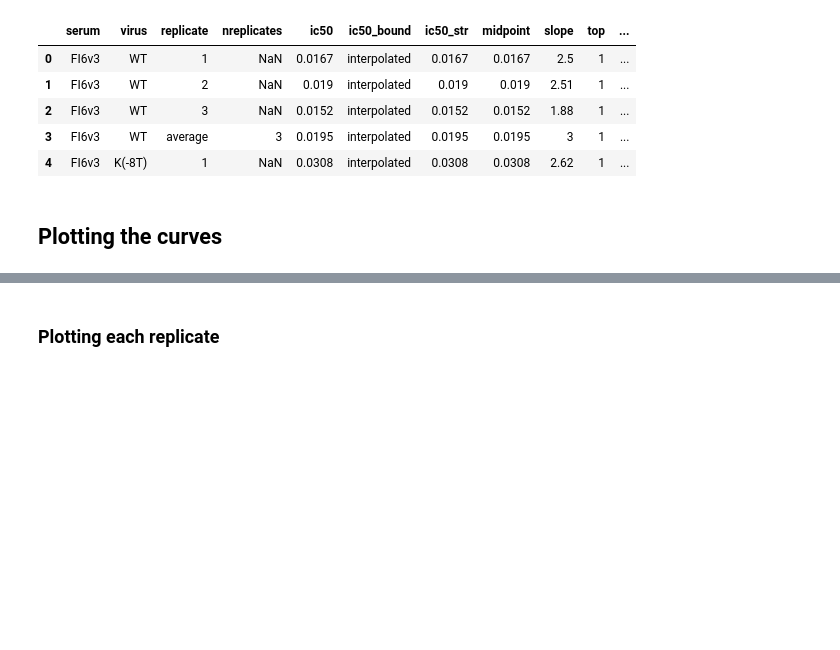
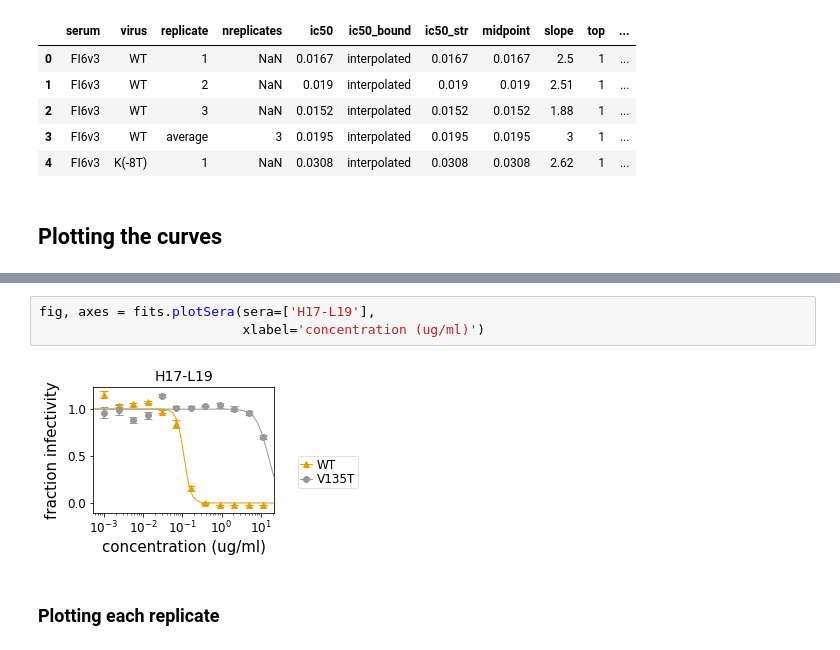
Before and after one commit to jbloomlab/neutcurve, a Jupyter notebook: docs/examples/curvefits.ipynb, the cells around one changed output, grey strips where cells are left out. Cells and saved outputs as stored; diff of their text form; blank space fills up the shorter version.

```diff
--- a/docs/examples/curvefits.ipynb
+++ b/docs/examples/curvefits.ipynb
@@ -161,3 +178,8 @@ fits.fitParams(average_only=False).head()
+# %%
+fig, axes = fits.plotSera(sera=['H17-L19'],
+                          xlabel='concentration (ug/ml)')
+# %% [output]
+[figure, added]
 # %% [markdown]
 ### Plotting each replicate
 # %%
```
Also changed, not shown: parts of 5 cells of this notebook, 1 other file.
